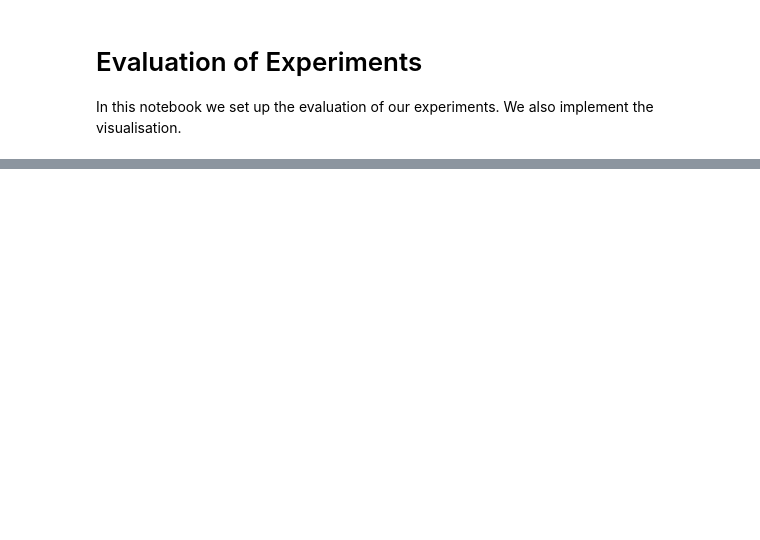
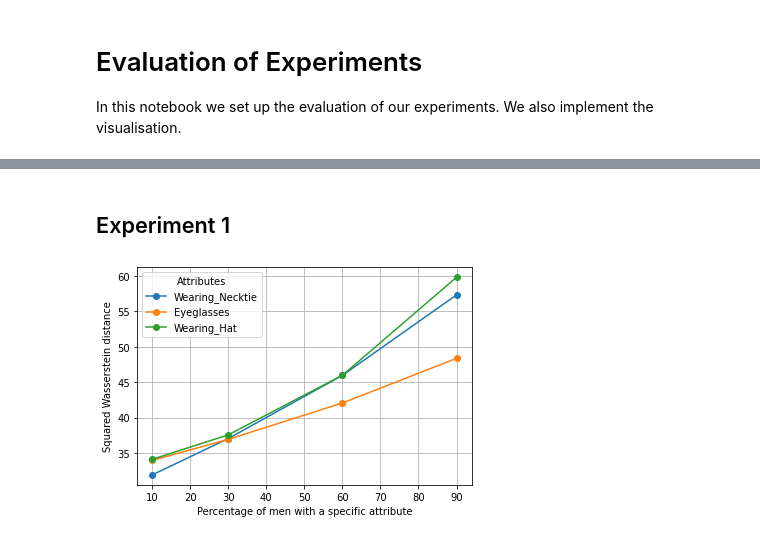
Before and after one commit to nobias-project/OT-ICNN-bias, a Jupyter notebook: notebooks/Evaluation_Experiments_CelebA.ipynb, the cells around one changed output, grey strips where cells are left out. Saved outputs shown, nothing was run; the diff lists cells and outputs as text; code cells hidden in the pictures; blank space fills up the shorter version.

Commit message:
experiment evaluation notebook

```diff
--- a/notebooks/Evaluation_Experiments_CelebA.ipynb
+++ b/notebooks/Evaluation_Experiments_CelebA.ipynb
@@ -97,7 +23,0 @@ female.head()
-# %%
-# import celebA data
-df = pd.read_csv(celebA_csv)
-df_female = pd.read_csv(female_csv)
-df_male = pd.read_csv(male_csv)
-
-df_female.head()
@@ -333,0 +24,2 @@ df_female.values_facenet.mean()
+# %% [markdown]
+## Experiment 1
@@ -333,0 +53,30 @@ df_female.values_facenet.mean()
+# %%
+# paths
+attributes = ["Wearing_Necktie", "Eyeglasses", "Wearing_Hat"]
+
+celebA_csv = "../data/celeba/list_attr_celeba.csv"
+female_csvs = { attr : "../data/celeba/experiment1_Female_{}.csv".format(attr) for attr in attributes}
+
+male_csvs = dict()
+dataframes = dict()
+for attr in attributes:
+    male_csvs[attr] = ["../data/celeba/experiment1_Male_{}_{}%.csv".format(attr, n) for n in [10,30,60,90]]
+    dataframes[attr] = [pd.read_csv(male_csvs[attr][i]) for i in range(4)]
+# %%
+wasserstein = dict()
+for attr in attributes:
+    wasserstein[attr] = [compute_wasserstein(df, "values_resnet18") for df in dataframes[attr]]
+# %%
+for attr, scores in wasserstein.items():
+    plt.plot([10,30,60,90], scores, "-o")
+
+plt.title("")
+plt.xlabel("Percentage of men with a specific attribute")
+plt.ylabel("Squared Wasserstein distance")
+plt.legend(wasserstein.keys(), title="Attributes")
+plt.grid()
+
+plt.savefig("../results/Experiment1/Wasserstein_distance_plot.png")
+plt.show()
+# %% [output]
+[figure, added]
```
Also changed, not shown: parts of 46 cells of this notebook.
